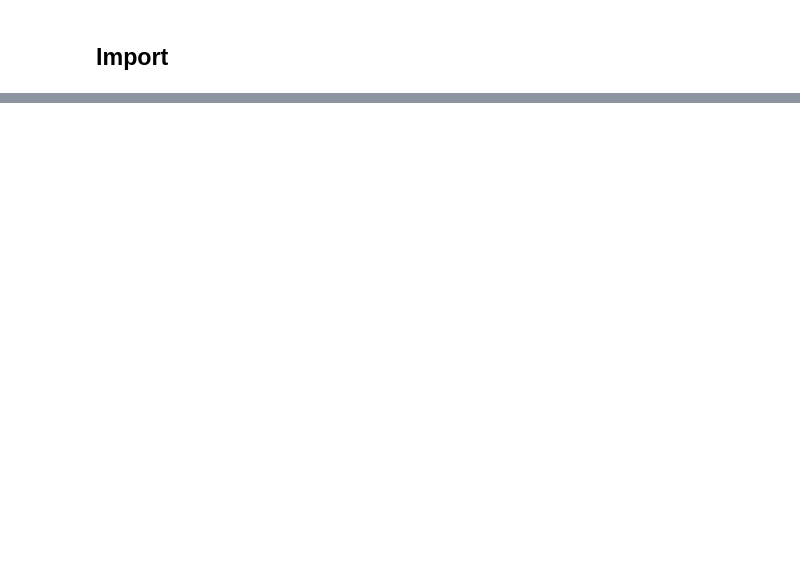
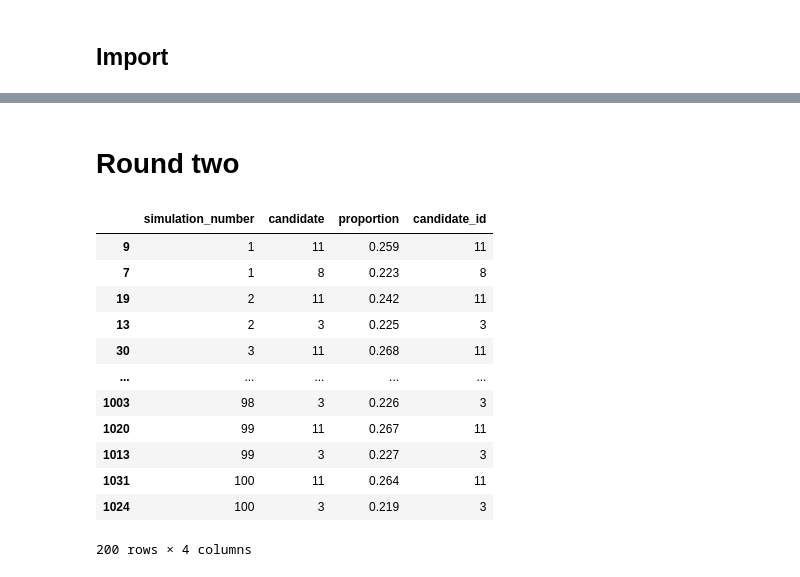
Before and after one commit to centre-for-humanities-computing/european-city-inference, a Jupyter notebook: simulation_n_agent.ipynb, the cells around one changed output, grey strips where cells are left out. Cells and saved outputs as stored; diff of their text form; code cells hidden in the pictures; blank space fills up the shorter version.

```diff
--- a/simulation_n_agent.ipynb
+++ b/simulation_n_agent.ipynb
@@ -391,0 +178,23 @@ Deprecated since `altair=5.0.0`. Use add_params instead.
+# %% [markdown]
+# Round two
+# %%
+# For each simulation select the two best candidates
+best_two_candidates = (
+    df_simulations.groupby('simulation_number', group_keys=False)
+    .apply(lambda x: x.nlargest(2, 'proportion'))
+)
+best_two_candidates
+# %% [output]
+|  | simulation_number | candidate | proportion | candidate_id |
+| 9 | 1 | 11 | 0.259 | 11 |
+| 7 | 1 | 8 | 0.223 | 8 |
+| 19 | 2 | 11 | 0.242 | 11 |
+| 13 | 2 | 3 | 0.225 | 3 |
+| 30 | 3 | 11 | 0.268 | 11 |
+| ... | ... | ... | ... | ... |
+| 1003 | 98 | 3 | 0.226 | 3 |
+| 1020 | 99 | 11 | 0.267 | 11 |
+| 1013 | 99 | 3 | 0.227 | 3 |
+| 1031 | 100 | 11 | 0.264 | 11 |
+| 1024 | 100 | 3 | 0.219 | 3 |
+200 rows × 4 columns
```
Also changed, not shown: parts of 41 cells of this notebook, 1 other file.
